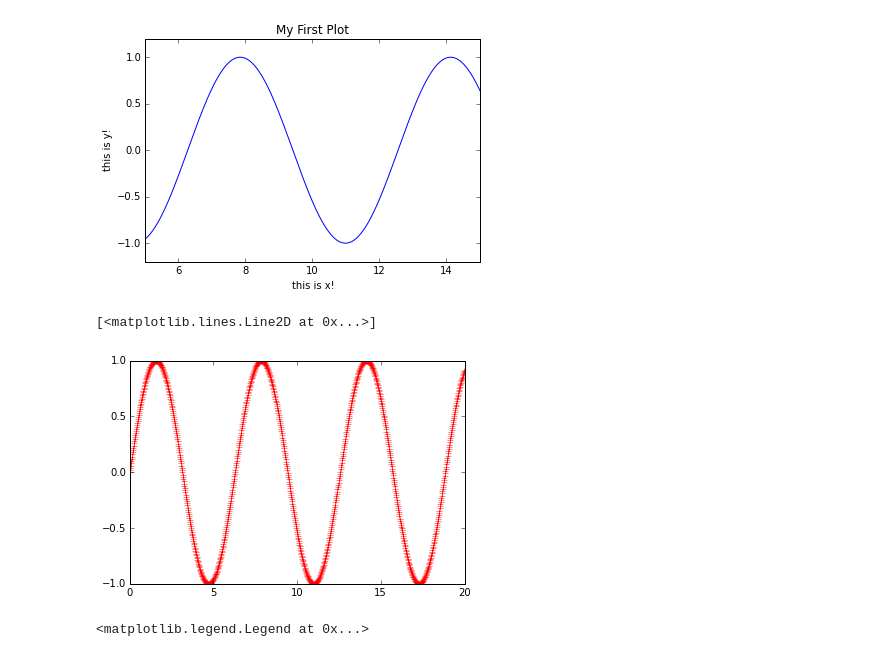
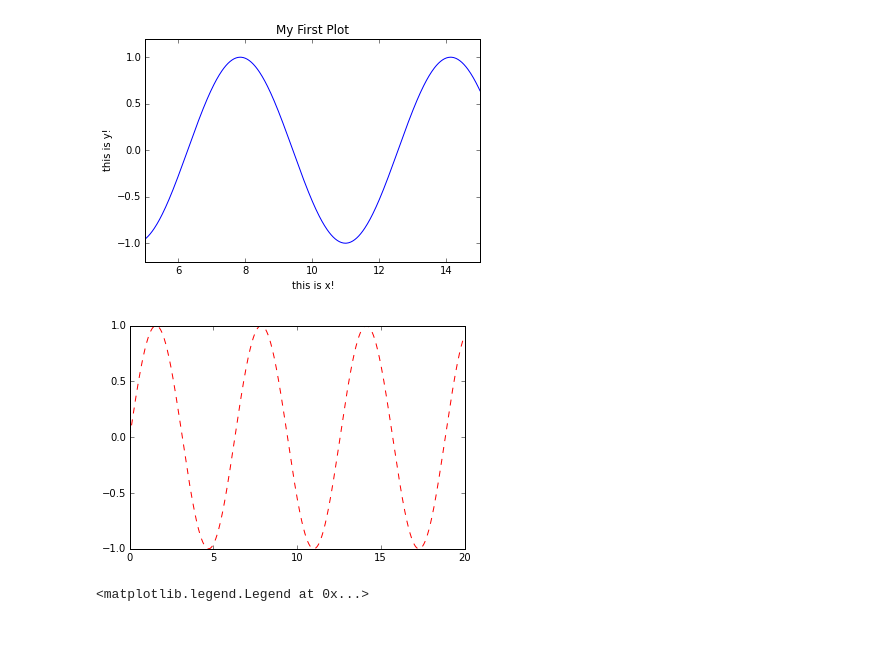
Before and after one commit to mikepqr/seaborn-notes, a Jupyter notebook: basics.ipynb, the cells around one changed output. Drawn from its saved outputs; the diff is of its cells as text; code cells hidden in the pictures.

```diff
--- a/basics.ipynb
+++ b/basics.ipynb
@@ -24,10 +23,9 @@ plt.title('My First Plot');
 # %% [output]
 [figure]
 # %%
-plt.plot(x, y, '+r')
+plt.plot(x, y, '--r');
 # %% [output]
-[<matplotlib.lines.Line2D at 0x...>]
-[figure, old version]
+[figure, new version]
 # %%
 plt.plot(x, y, label='test')
 plt.legend()
```
Also changed, not shown: parts of 6 cells of this notebook, 1 other file.
